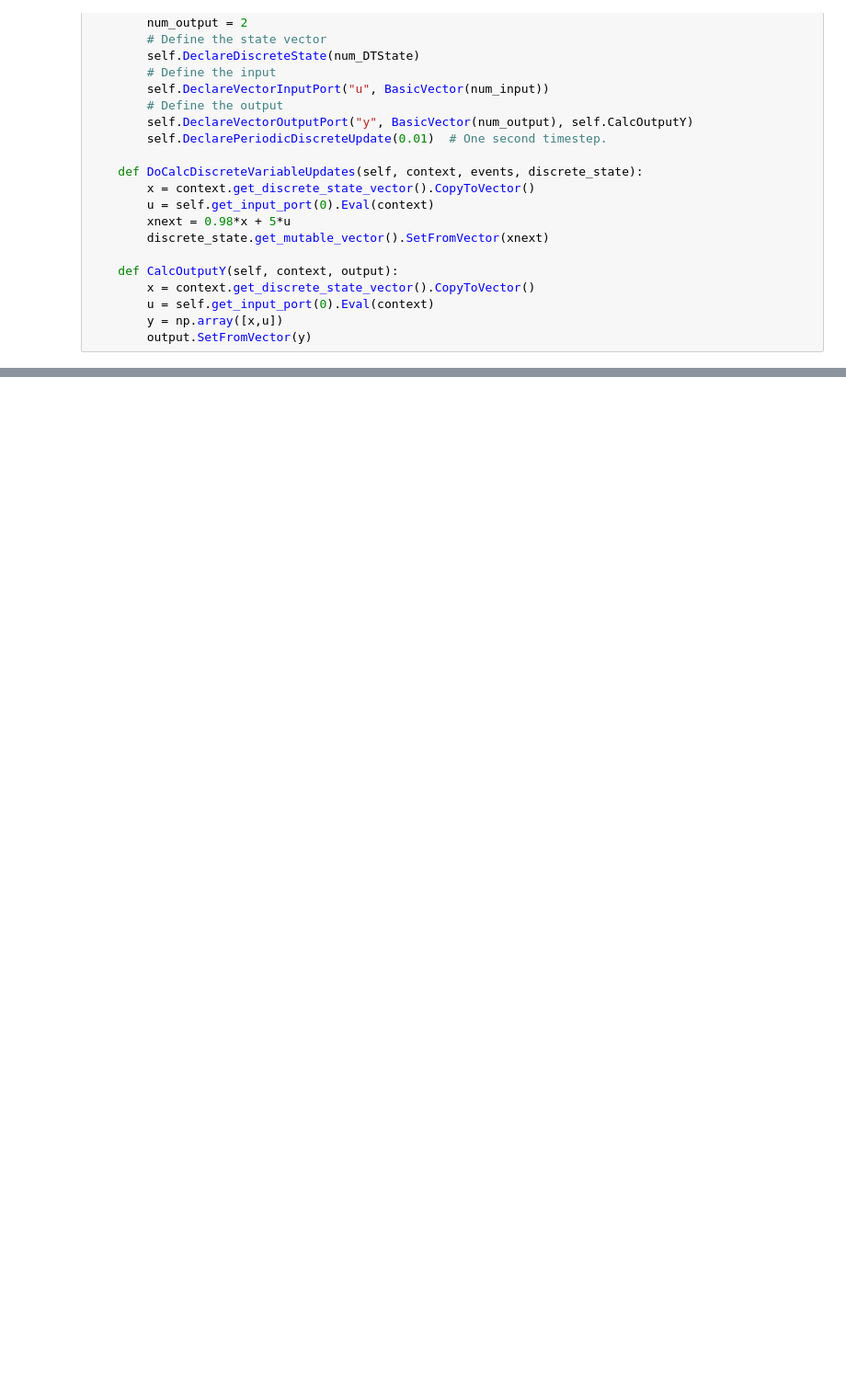
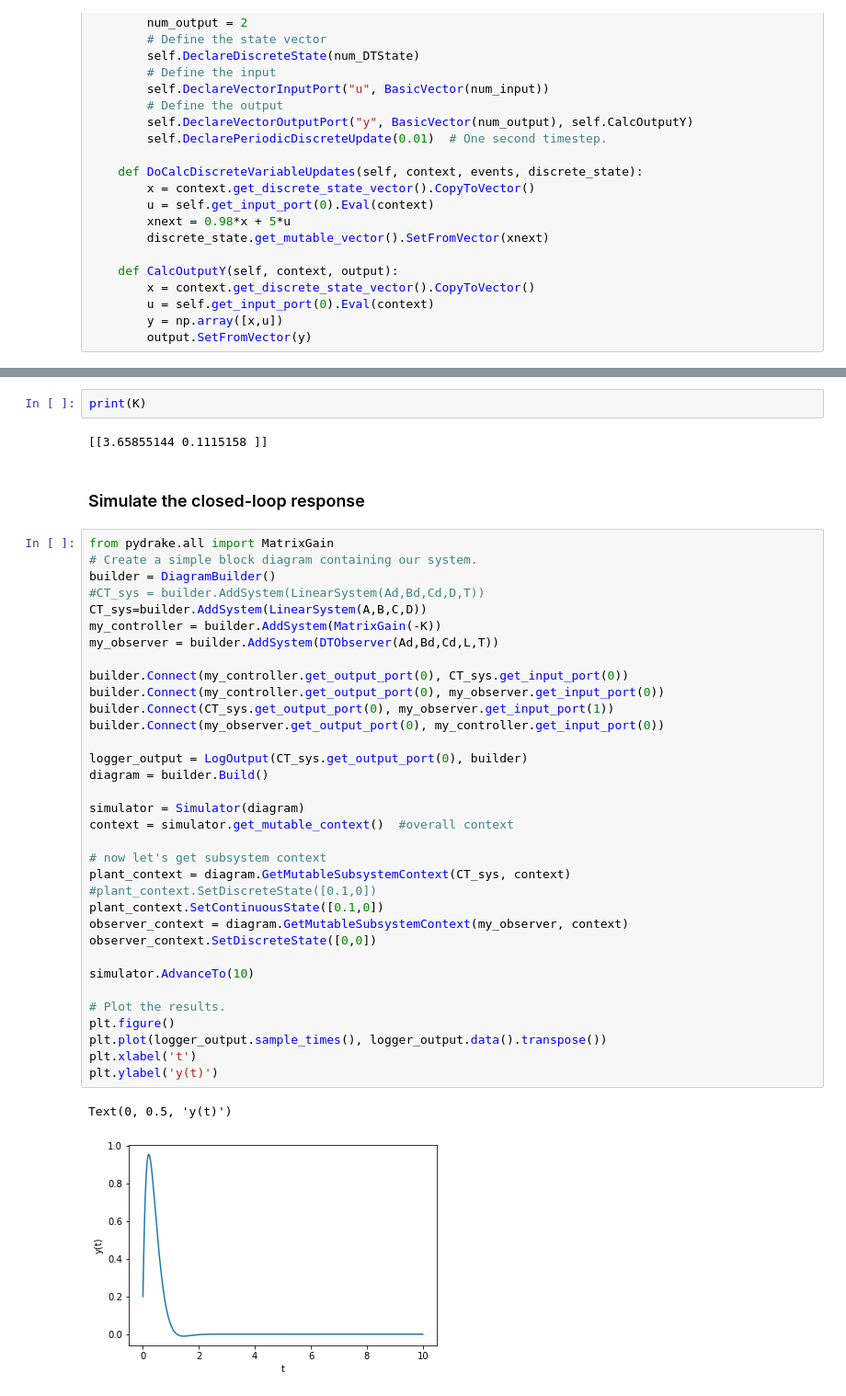
Before and after one commit to GitWeiZhang/teaching, a Jupyter notebook: ME424_F21/Drake_Examples/Lecture6.ipynb, the cells around one changed output, grey strips where cells are left out. Shown at 92% size. Saved outputs shown, nothing was run; the diff lists cells and outputs as text; blank space fills up the shorter version.

```diff
--- a/ME424_F21/Drake_Examples/Lecture6.ipynb
+++ b/ME424_F21/Drake_Examples/Lecture6.ipynb
@@ -62,0 +244,43 @@ Text(0, 0.5, 'y(t)')
+# %%
+print(K)
+# %% [output]
+[[3.65855144 0.1115158 ]]
+# %% [markdown]
+### Simulate the closed-loop response
+# %%
+from pydrake.all import MatrixGain
+# Create a simple block diagram containing our system.
+builder = DiagramBuilder()
+#CT_sys = builder.AddSystem(LinearSystem(Ad,Bd,Cd,D,T))
+CT_sys=builder.AddSystem(LinearSystem(A,B,C,D))
+my_controller = builder.AddSystem(MatrixGain(-K))
+my_observer = builder.AddSystem(DTObserver(Ad,Bd,Cd,L,T))
+
+builder.Connect(my_controller.get_output_port(0), CT_sys.get_input_port(0))
+builder.Connect(my_controller.get_output_port(0), my_observer.get_input_port(0))
+builder.Connect(CT_sys.get_output_port(0), my_observer.get_input_port(1))
+builder.Connect(my_observer.get_output_port(0), my_controller.get_input_port(0))
+
+logger_output = LogOutput(CT_sys.get_output_port(0), builder)
+diagram = builder.Build()
+
+simulator = Simulator(diagram)
+context = simulator.get_mutable_context()  #overall context
+
+# now let's get subsystem context
+plant_context = diagram.GetMutableSubsystemContext(CT_sys, context)
+#plant_context.SetDiscreteState([0.1,0])
+plant_context.SetContinuousState([0.1,0])
+observer_context = diagram.GetMutableSubsystemContext(my_observer, context)
+observer_context.SetDiscreteState([0,0])
+
+simulator.AdvanceTo(10)
+
+# Plot the results.
+plt.figure()
+plt.plot(logger_output.sample_times(), logger_output.data().transpose())
+plt.xlabel('t')
+plt.ylabel('y(t)')
+# %% [output]
+Text(0, 0.5, 'y(t)')
+[figure, added]
```
Also changed, not shown: parts of 15 cells of this notebook, 3 other files.
